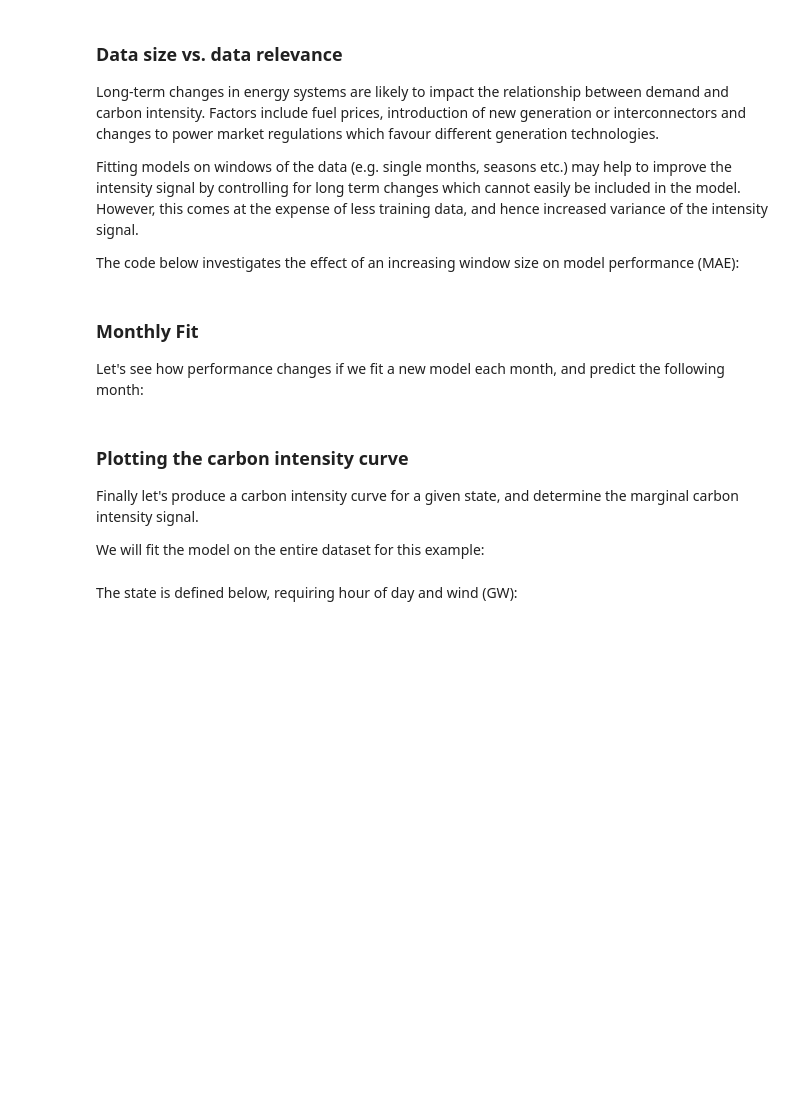
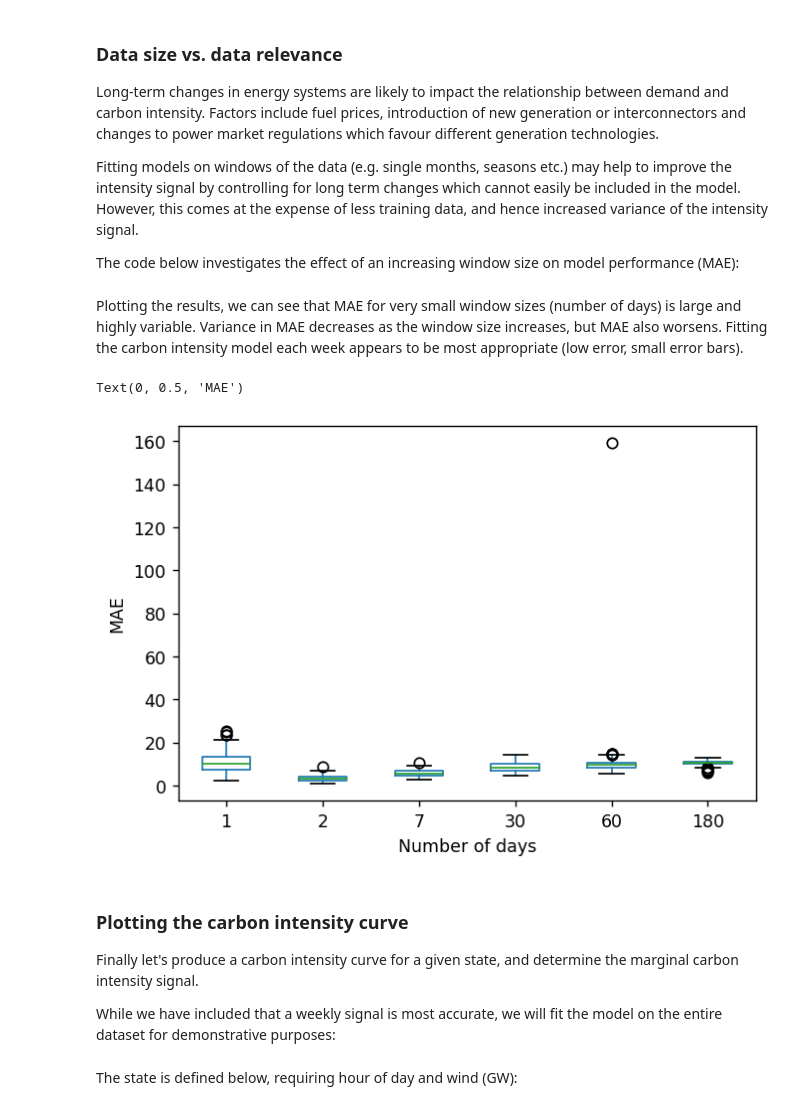
Before and after one commit to pwdemars/marginal_carbon_intensity, a Jupyter notebook: gams.ipynb, the cells around one changed output. Cells and saved outputs as stored; diff of their text form; code cells hidden in the pictures; blank space fills up the shorter version.

Commit message:
Updated final plots

```diff
--- a/gams.ipynb
+++ b/gams.ipynb
@@ -132,39 +140,37 @@ Long-term changes in energy systems are likely to impact the relationship betwee
 Fitting models on windows of the data (e.g. single months, seasons etc.) may help to improve the intensity signal by controlling for long term changes which cannot easily be included in the model. However, this comes at the expense of less training data, and hence increased variance of the intensity signal.
 
 The code below investigates the effect of an increasing window size on model performance (MAE):
-# %%
-size = 30
-all_dates = np.unique(df.index.date)
-start_dates = all_dates[:-size]
-
-# for date in start_dates:
 # %%
-# window_size_days = [7, 30, 90, 180, 365]
-window_size_days = [7]
-all_dates = np.unique(df.index.date)
+window_size_days = [1, 2, 7, 30, 60, 180]
+reps = 100
+results = {size: [] for size in window_size_days}
 
-for size in window_size_days:
-    start_dates = all_dates[:-size]
-    for i, date in enumerate(start_dates):
-        loc_dates = start_dates[i:i+size]
-#         split = df.loc[date:date+pd.Timedelta(size - 1, unit='days')]
-        split = df.loc[loc_dates]
-        test = split.sample(frac = 0.1)
+for n_days in window_size_days:
+    n_periods = n_days * 48
+    for i in range(reps):
+        start_idx = np.random.randint(len(df - n_periods))
+        end_idx = start_idx + n_periods
+        split = df.iloc[start_idx:end_idx]
+
+        # Train/test are sampled RANDOMLY: we are not interested in a forecast at this point
+        test = split.sample(frac = 0.2)
         train = split.drop(test.index)
 
         X, y = get_X_y(train, feature_cols)
 
+        # Fit GAM
         gam = LinearGAM(s(0, n_splines=15) +
                         s(1, n_splines=15) +
                         s(2, n_splines=15) +
                         s(3, n_splines=15)).fit(X, y)
 
+        # Make predictions
         X_test, y_test = get_X_y(test, feature_cols)
-
         y_pred = gam.predict(X_test)
 
-        errors = pd.DataFrame({'error': y_test - y_pred}, index=test.index)
+
+        # Calculate MAE
+        mae = mean_absolute_error(y_test, y_pred)
+        results[n_days].append(mae)
+
+results = pd.DataFrame.from_dict(results)
-# %% [markdown]
-### Monthly Fit
-
-Let's see how performance changes if we fit a new model each month, and predict the following month:
@@ -209,9 +177,21 @@ ax.set_title("MAE = {:.2f} gCO2/kWh".format(mae))
+# %% [markdown]
+Plotting the results, we can see that MAE for very small window sizes (number of days) is large and highly variable. Variance in MAE decreases as the window size increases, but MAE also worsens. Fitting the carbon intensity model each week appears to be most appropriate (low error, small error bars).
+# %%
+fig, ax = plt.subplots(dpi=125)
+
+pd.DataFrame.from_dict(results).plot(kind='box', ax=ax)
+
+ax.set_xlabel("Number of days")
+ax.set_ylabel("MAE")
+# %% [output]
+Text(0, 0.5, 'MAE')
+[figure, added]
 # %% [markdown]
 ### Plotting the carbon intensity curve
 
 Finally let's produce a carbon intensity curve for a given state, and determine the marginal carbon intensity signal.
 
-We will fit the model on the entire dataset for this example:
+While we have included that a weekly signal is most accurate, we will fit the model on the entire dataset for demonstrative purposes:
 # %%
 X, y = get_X_y(df, feature_cols)
 
```
Also changed, not shown: parts of 16 cells of this notebook, 2 other files.
